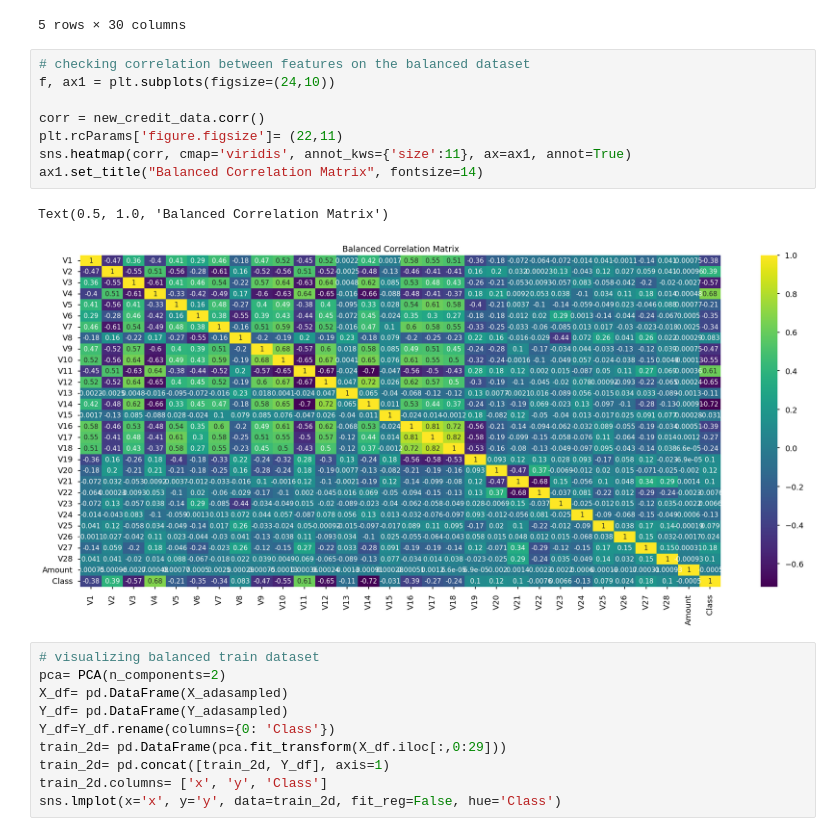
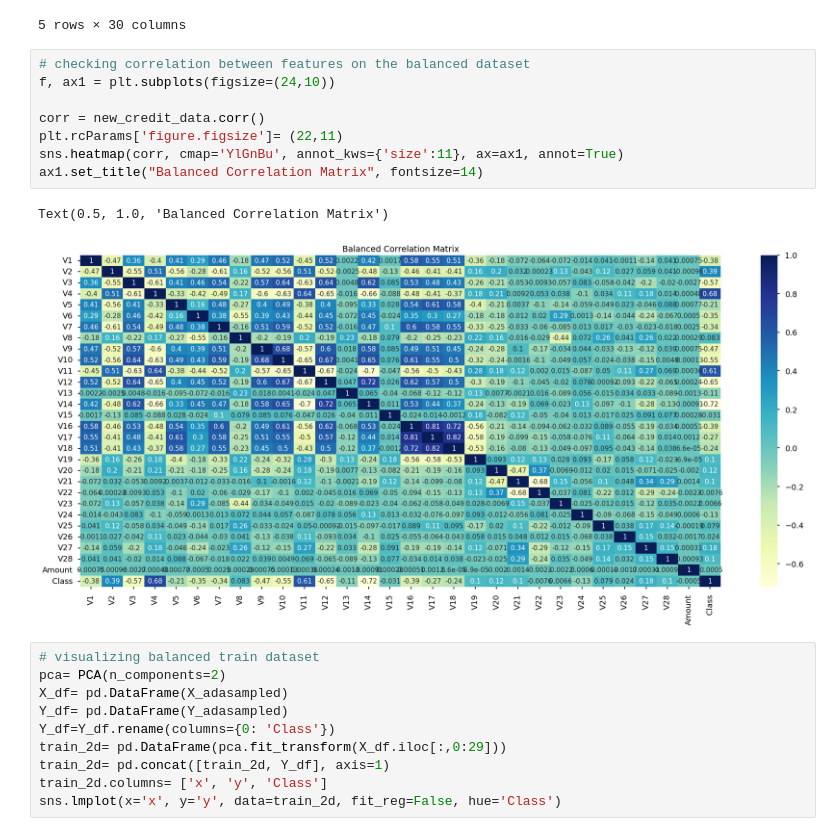
Before and after one commit to VinukaSilva/Credit-Card-Fraud-Detection, a Jupyter notebook: ANN.ipynb, the cells around one changed output. Cells and saved outputs as stored; diff of their text form.

```diff
--- a/ANN.ipynb
+++ b/ANN.ipynb
@@ -307,14 +310,14 @@ new_credit_data.head()
 # %%
 # checking correlation between features on the balanced dataset
 f, ax1 = plt.subplots(figsize=(24,10))
 
 corr = new_credit_data.corr()
 plt.rcParams['figure.figsize']= (22,11)
-sns.heatmap(corr, cmap='viridis', annot_kws={'size':11}, ax=ax1, annot=True)
+sns.heatmap(corr, cmap='YlGnBu', annot_kws={'size':11}, ax=ax1, annot=True)
 ax1.set_title("Balanced Correlation Matrix", fontsize=14)
 # %% [output]
 Text(0.5, 1.0, 'Balanced Correlation Matrix')
-[figure, old version]
+[figure, new version]
 # %%
 # visualizing balanced train dataset
 pca= PCA(n_components=2)
```
Also changed, not shown: parts of 38 cells of this notebook.
